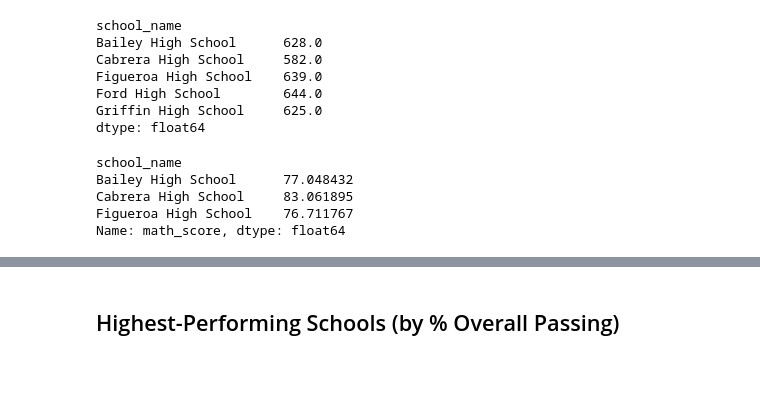
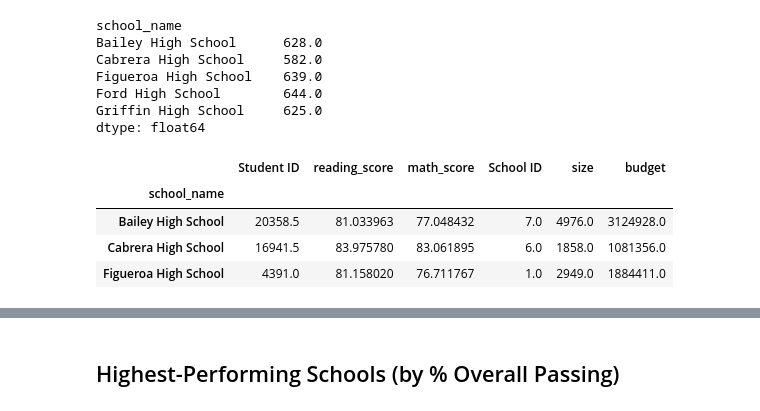
Before and after one commit to Akshaya-SM/pandas-challenge, a Jupyter notebook: PyCitySchools/PyCitySchools.ipynb, the cells around one changed output, grey strips where cells are left out. Saved outputs shown, nothing was run; the diff lists cells and outputs as text; code cells hidden in the pictures; blank space fills up the shorter version.

Commit message:
tried printing all the calculated variables to find which variable throws dimentional error  @school summary DF

```diff
--- a/PyCitySchools/PyCitySchools.ipynb
+++ b/PyCitySchools/PyCitySchools.ipynb
@@ -165,15 +164,17 @@ Griffin High School     625.0
 dtype: float64
 # %%
 # Calculate the average test scores
-per_school_math = school_data_complete.groupby(['school_name']).mean()['math_score']
-per_school_reading = school_name.mean()['reading_score']
+per_school_math = school_data_complete.groupby(['school_name']).mean(['math_score'])
+per_school_reading =school_data_complete.groupby(['school_name']).mean(['reading_score'])
+#per_school_reading = school_name.mean()['reading_score']
+
 per_school_math.head(3)
-#per_school_reading.head(3)
+per_school_reading.head(3)
 # %% [output]
-school_name
-Bailey High School      77.048432
-Cabrera High School     83.061895
-Figueroa High School    76.711767
-Name: math_score, dtype: float64
+|  | Student ID | reading_score | math_score | School ID | size | budget |
+| school_name |  |  |  |  |  |  |
+| Bailey High School | 20358.5 | 81.033963 | 77.048432 | 7.0 | 4976.0 | 3124928.0 |
+| Cabrera High School | 16941.5 | 83.975780 | 83.061895 | 6.0 | 1858.0 | 1081356.0 |
+| Figueroa High School | 4391.0 | 81.158020 | 76.711767 | 1.0 | 2949.0 | 1884411.0 |
 # %%
 # Calculate the number of schools with math scores of 70 or higher
```
Also changed, not shown: parts of 12 cells of this notebook, 1 other file.
